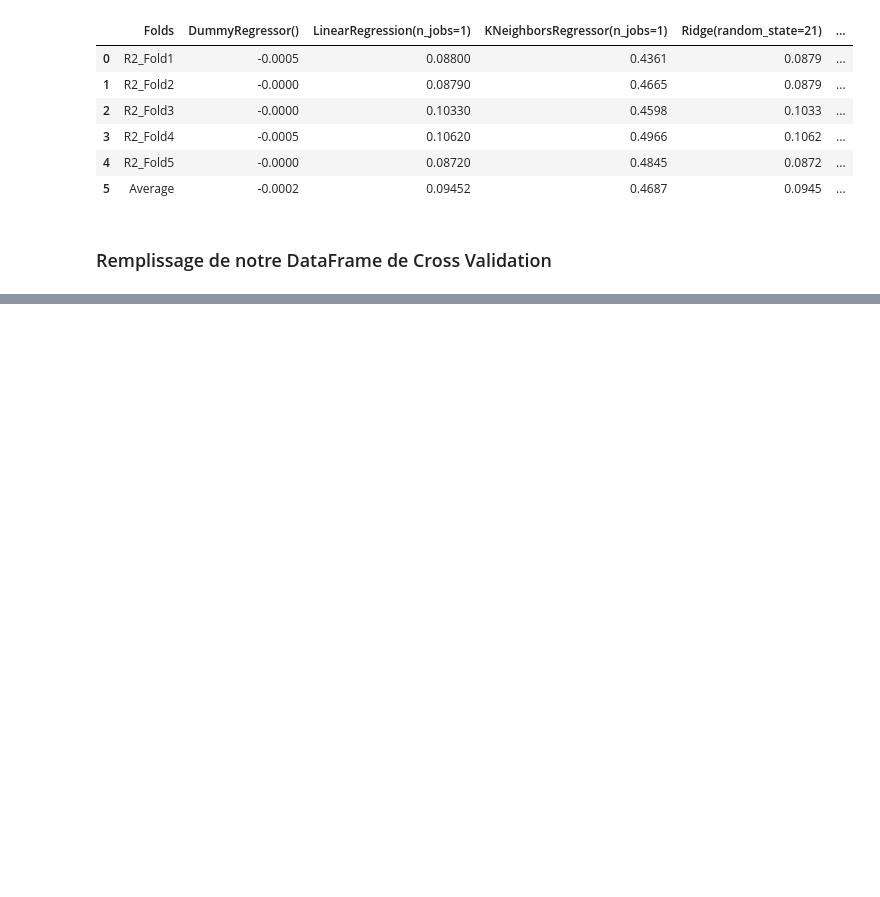
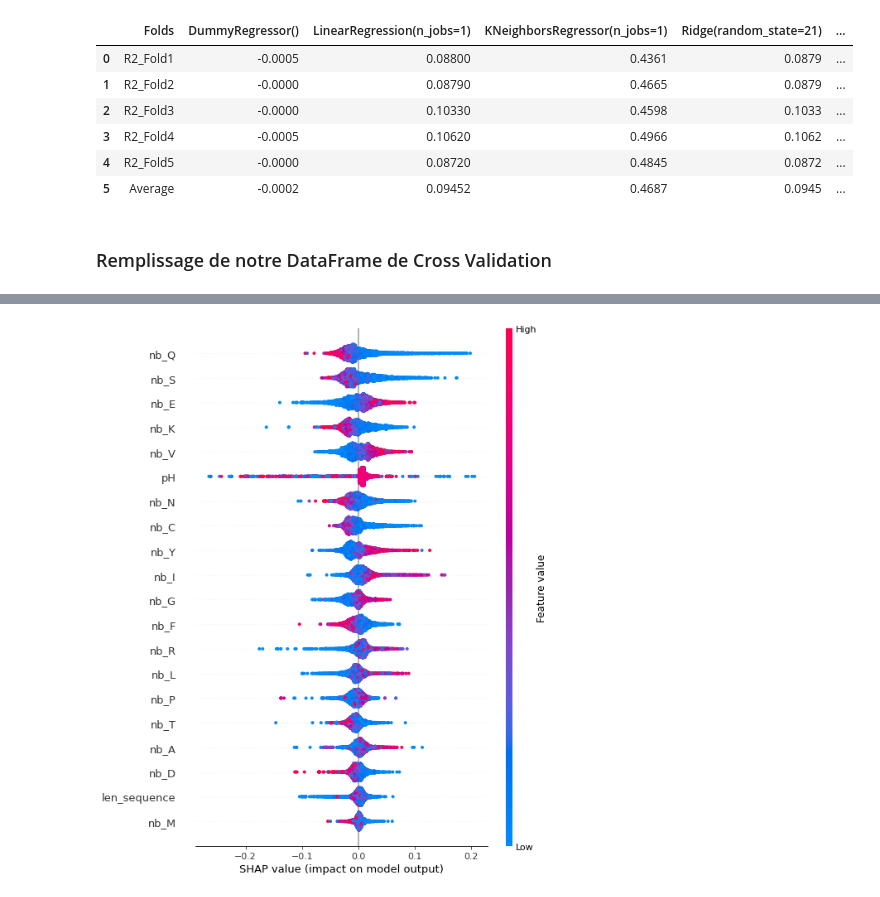
Before and after one commit to Azepel/Prediction-de-la-stabilite-de-differentes-enzymes, a Jupyter notebook: LE_ROSAIRE_1_documentation&code_112022.ipynb, the cells around one changed output, grey strips where cells are left out. Saved outputs shown, nothing was run; the diff lists cells and outputs as text; code cells hidden in the pictures; blank space fills up the shorter version.

```diff
--- a/LE_ROSAIRE_1_documentation&code_112022.ipynb
+++ b/LE_ROSAIRE_1_documentation&code_112022.ipynb
@@ -893,0 +1489,8 @@ Cross_validation['RMSE_train']=list_RMSE
+# %%
+explainer = shap.TreeExplainer(modele)
+# %%
+shap_values = explainer.shap_values(xtest_log)
+# %%
+shap.summary_plot(shap_values, xtest_log)
+# %% [output]
+[figure, added]
```
Also changed, not shown: parts of 127 cells of this notebook.
